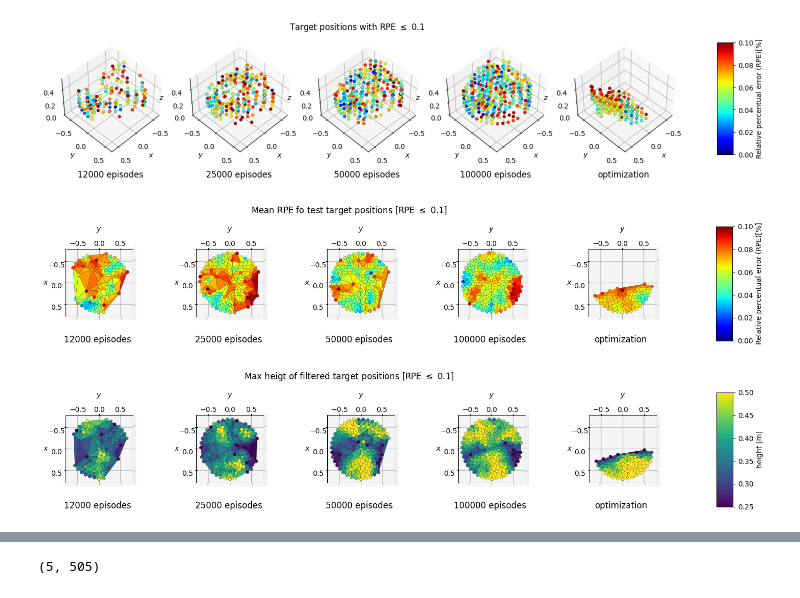
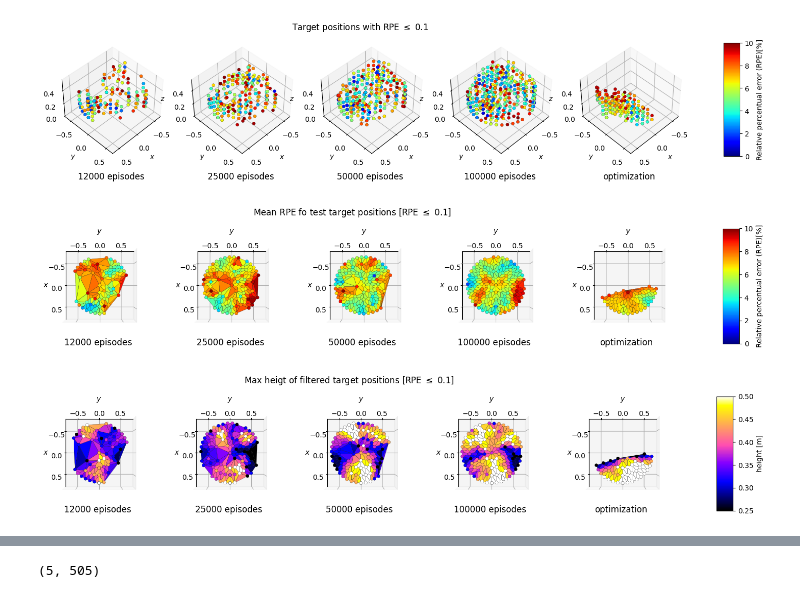
Before and after one commit to jprogrammer13/jumpleg_rl, a Jupyter notebook: utils/feasible_region.ipynb, the cells around one changed output, grey strips where cells are left out. Saved outputs shown, nothing was run; the diff lists cells and outputs as text; code cells hidden in the pictures.

```diff
--- a/utils/feasible_region.ipynb
+++ b/utils/feasible_region.ipynb
@@ -14,10 +14,10 @@ import seaborn as sns
 import pandas as pd
 %matplotlib inline
 # %%
-err_treshold = .1
+err_treshold = 10
 # %%
 cmap=plt.cm.jet
-z_cmap = plt.cm.viridis
+z_cmap = plt.cm.gnuplot2
 # %%
 norm = matplotlib.colors.Normalize(vmin=0, vmax=err_treshold)
 z_norm = matplotlib.colors.Normalize(vmin=0.25, vmax=0.5)
@@ -52,8 +49,9 @@ for i,test in enumerate(tests):
 
     else:
         target_points = np.array([target for target in optim['target_points'].values])
-        perc_error = optim['error_log'].values
+        perc_error = optim['error_log'].values.copy()
 
+    perc_error*=100
     tests_error.append(perc_error)
     # Filter points with perc_error < err_treshold
     idx = perc_error <= err_treshold
@@ -86,7 +84,7 @@ fig.suptitle('Target positions with RPE $\leq$ 0.1')
 plt.show()
 fig.savefig(os.path.join('plots', f'feasible_filtered.png'), dpi=500)
 # %% [output]
-[figure, old version]
+[figure, new version]
 # %%
 fig = plt.figure(figsize=plt.figaspect(1/len(tests)))
 # fig = plt.figure(figsize=(10,10))
@@ -106,8 +104,9 @@ for i,test in enumerate(tests):
 
     else:
         target_points = np.array([target for target in optim['target_points'].values])
-        perc_error = optim['error_log'].values
+        perc_error = optim['error_log'].values.copy()
 
+    perc_error*=100
     # Filter points with perc_error < err_treshold
     idx = perc_error <= err_treshold
     err_filter = perc_error[idx]
@@ -136,7 +135,7 @@ for i,test in enumerate(tests):
     ax.margins(x=0,y=0,z=0)
     ax.set_xlim(-.75, .75)
     ax.set_ylim(-.75, .75)
-    ax.set_zlim(0, .1)
+    ax.set_zlim(0, 100)
     ax.zaxis.line.set_lw(0.)
     ax.set_zticks([])
     ax.view_init(azim=0,elev=90)
@@ -156,7 +155,7 @@ fig.suptitle('Mean RPE fo test target positions [RPE $\leq$ 0.1]')
 plt.show()
 fig.savefig(os.path.join('plots', f'avg_mean_surface_plot.png'), dpi=500)
 # %% [output]
-[figure, old version]
+[figure, new version]
 # %%
 fig = plt.figure(figsize=plt.figaspect(1/len(tests)))
 # fig = plt.figure(figsize=(10,10))
@@ -176,8 +175,9 @@ for i,test in enumerate(tests):
 
     else:
         target_points = np.array([target for target in optim['target_points'].values])
-        perc_error = optim['error_log'].values
+        perc_error = optim['error_log'].values.copy()
 
+    perc_error*=100
     # Filter points with perc_error < err_treshold
     idx = perc_error <= err_treshold
     err_filter = perc_error[idx]
@@ -199,34 +199,34 @@ for i,test in enumerate(tests):
             if p[2] > max_z[idx]:
                 # new z value
                 max_z[idx] = p[2]
 
     surface = np.append(np.array(xy_pair),np.array(max_z).reshape(-1,1),axis=1)
 
     ax = fig.add_subplot(1, len(tests), i+1, projection='3d')
     ax.margins(x=0,y=0,z=0)
     ax.set_xlim(-.75, .75)
     ax.set_ylim(-.75, .75)
     ax.set_zlim(0, .55)
     ax.set_xlabel('$x$')
     ax.set_ylabel('$y$')
     ax.zaxis.line.set_lw(0.)
     ax.set_zticks([])
     ax.view_init(azim=0,elev=90)
     if test != 'optim':
         ax.set_title( f'{test} episodes', y=.0, pad=-5)
     else:
         ax.set_title( 'optimization', y=.0, pad=-5)
     surf_plot = ax.plot_trisurf(surface[:, 0], surface[:, 1], surface[:, 2], alpha=1, edgecolors="black", linewidths=0.2, cmap=z_cmap, norm=z_norm)
     surf_plot = ax.scatter(surface[:, 0], surface[:, 1], surface[:, 2], alpha=1, edgecolors="black", linewidths=0.2, c=surface[:, 2], cmap=z_cmap, norm=z_norm)
 
 cbar_ax = fig.add_axes([0.95, 0.15, 0.02, 0.7])
 fig.colorbar(surf_plot, shrink=0.3 ,label='height [m]', cax=cbar_ax)
 
 fig.suptitle('Max heigt of filtered target positions [RPE $\leq$ 0.1]')
 plt.show()
 fig.savefig(os.path.join('plots', f'surface_plot.png'), dpi=500)
 # %% [output]
-[figure, old version]
+[figure, new version]
 # %%
 tests_error = np.array(tests_error)
 # %%
```
Also changed, not shown: parts of 8 cells of this notebook, 6 other files.
